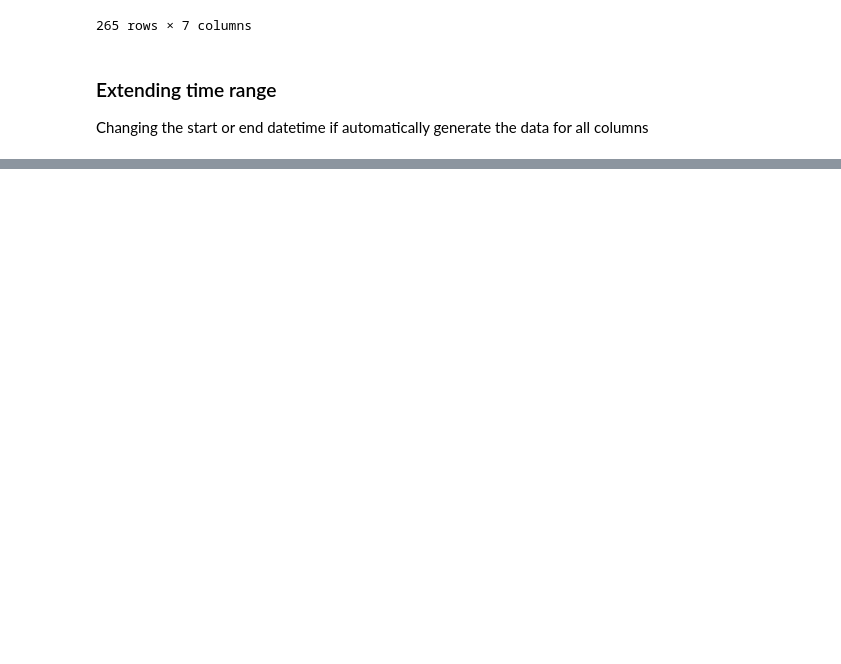
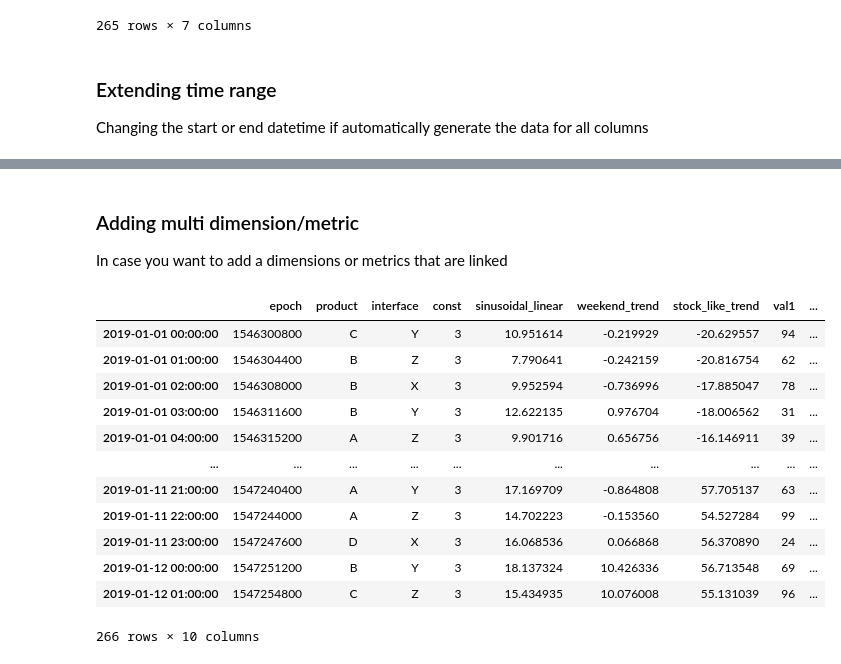
Before and after one commit to manojmanivannan/ts-data-generator, a Jupyter notebook: notebooks/sample.ipynb, the cells around one changed output, grey strips where cells are left out. Cells and saved outputs as stored; diff of their text form; code cells hidden in the pictures; blank space fills up the shorter version.

Commit message:
support linked dimension/metric

```diff
--- a/notebooks/sample.ipynb
+++ b/notebooks/sample.ipynb
@@ -154 +154,30 @@ d.data
 266 rows × 7 columns
+# %% [markdown]
+### Adding multi dimension/metric
+In case you want to add a dimensions or metrics that are linked
+# %%
+import random
+def my_custom_function():
+    while True:
+        val1 = random.randint(1,100)
+        val2 =  random.randint(1,100)
+        val3 = val1 + val2
+        yield (val1, val2, val3)
+
+d.add_multi_items(names="val1 val2 val3".split(), function=my_custom_function())
+# %%
+d.data
+# %% [output]
+|  | epoch | product | interface | const | sinusoidal_linear | weekend_trend | stock_like_trend | val1 | ... |
+| 2019-01-01 00:00:00 | 1546300800 | C | Y | 3 | 10.951614 | -0.219929 | -20.629557 | 94 | ... |
+| 2019-01-01 01:00:00 | 1546304400 | B | Z | 3 | 7.790641 | -0.242159 | -20.816754 | 62 | ... |
+| 2019-01-01 02:00:00 | 1546308000 | B | X | 3 | 9.952594 | -0.736996 | -17.885047 | 78 | ... |
+| 2019-01-01 03:00:00 | 1546311600 | B | Y | 3 | 12.622135 | 0.976704 | -18.006562 | 31 | ... |
+| 2019-01-01 04:00:00 | 1546315200 | A | Z | 3 | 9.901716 | 0.656756 | -16.146911 | 39 | ... |
+| ... | ... | ... | ... | ... | ... | ... | ... | ... | ... |
+| 2019-01-11 21:00:00 | 1547240400 | A | Y | 3 | 17.169709 | -0.864808 | 57.705137 | 63 | ... |
+| 2019-01-11 22:00:00 | 1547244000 | A | Z | 3 | 14.702223 | -0.153560 | 54.527284 | 99 | ... |
+| 2019-01-11 23:00:00 | 1547247600 | D | X | 3 | 16.068536 | 0.066868 | 56.370890 | 24 | ... |
+| 2019-01-12 00:00:00 | 1547251200 | B | Y | 3 | 18.137324 | 10.426336 | 56.713548 | 69 | ... |
+| 2019-01-12 01:00:00 | 1547254800 | C | Z | 3 | 15.434935 | 10.076008 | 55.131039 | 96 | ... |
+266 rows × 10 columns
```
Also changed, not shown: parts of 8 cells of this notebook, 3 other files.
